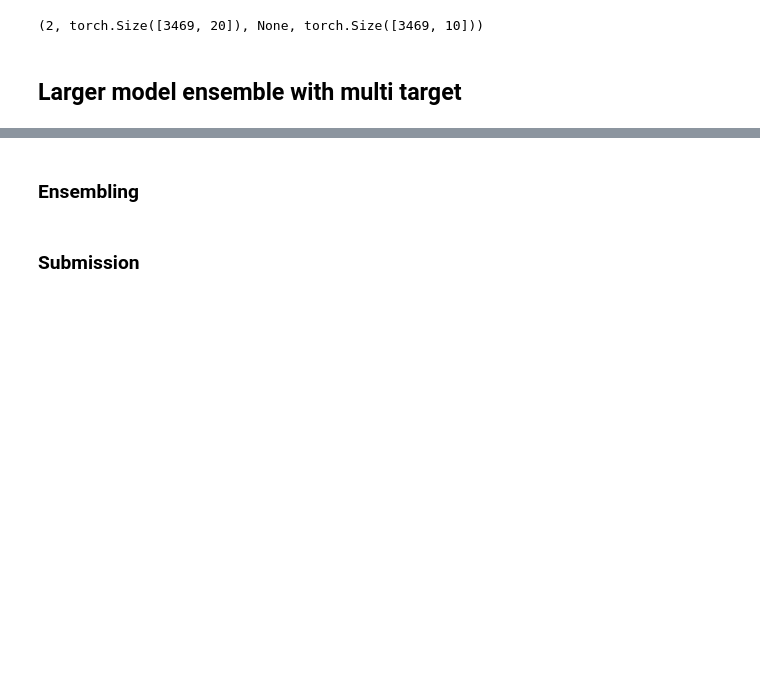
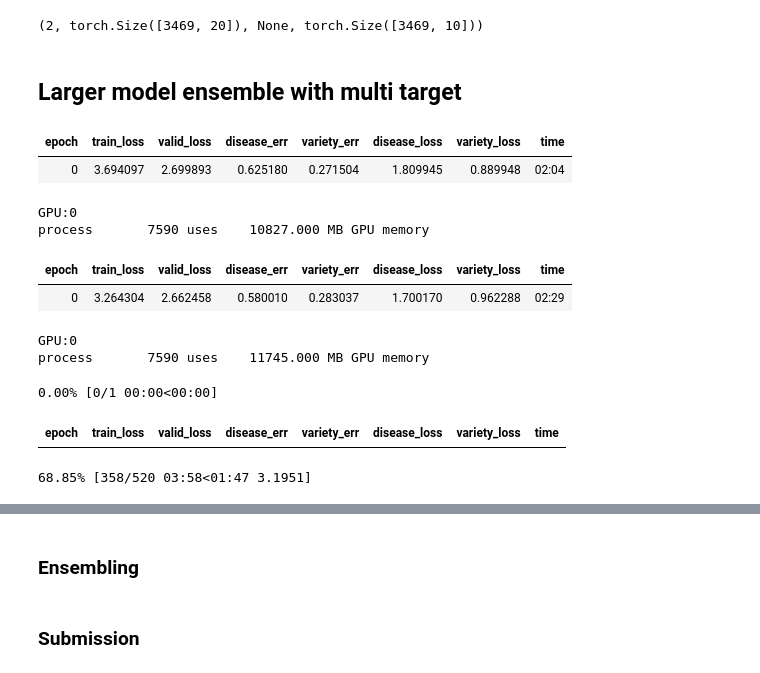
Before and after one commit to sayanbanerjee32/paddy_comp_with_jhoward, a Jupyter notebook: multi_target.ipynb, the cells around one changed output, grey strips where cells are left out. Saved outputs shown, nothing was run; the diff lists cells and outputs as text; code cells hidden in the pictures; blank space fills up the shorter version.

Commit message:
GPU memory check

```diff
--- a/multi_target.ipynb
+++ b/multi_target.ipynb
@@ -162,3 +162,26 @@ def report_gpu():
     print(torch.cuda.list_gpu_processes())
     gc.collect()
     torch.cuda.empty_cache()
+# %%
+train('convnext_small_in22k', 128, epochs=1, accum=2, finetune=False)
+report_gpu()
+# %% [output]
+| epoch | train_loss | valid_loss | disease_err | variety_err | disease_loss | variety_loss | time |
+| 0 | 3.694097 | 2.699893 | 0.625180 | 0.271504 | 1.809945 | 0.889948 | 02:04 |
+GPU:0
+process       7590 uses    10827.000 MB GPU memory
+# %%
+train('convnext_small_in22k', 128, epochs=1, accum=4, finetune=False)
+report_gpu()
+# %% [output]
+| epoch | train_loss | valid_loss | disease_err | variety_err | disease_loss | variety_loss | time |
+| 0 | 3.264304 | 2.662458 | 0.580010 | 0.283037 | 1.700170 | 0.962288 | 02:29 |
+GPU:0
+process       7590 uses    11745.000 MB GPU memory
+# %%
+train('convnext_large_in22k', 224, epochs=1, accum=4, finetune=False)
+report_gpu()
+# %% [output]
+0.00% [0/1 00:00<00:00]
+| epoch | train_loss | valid_loss | disease_err | variety_err | disease_loss | variety_loss | time |
+68.85% [358/520 03:58<01:47 3.1951]
```
Also changed, not shown: parts of 5 cells of this notebook.
